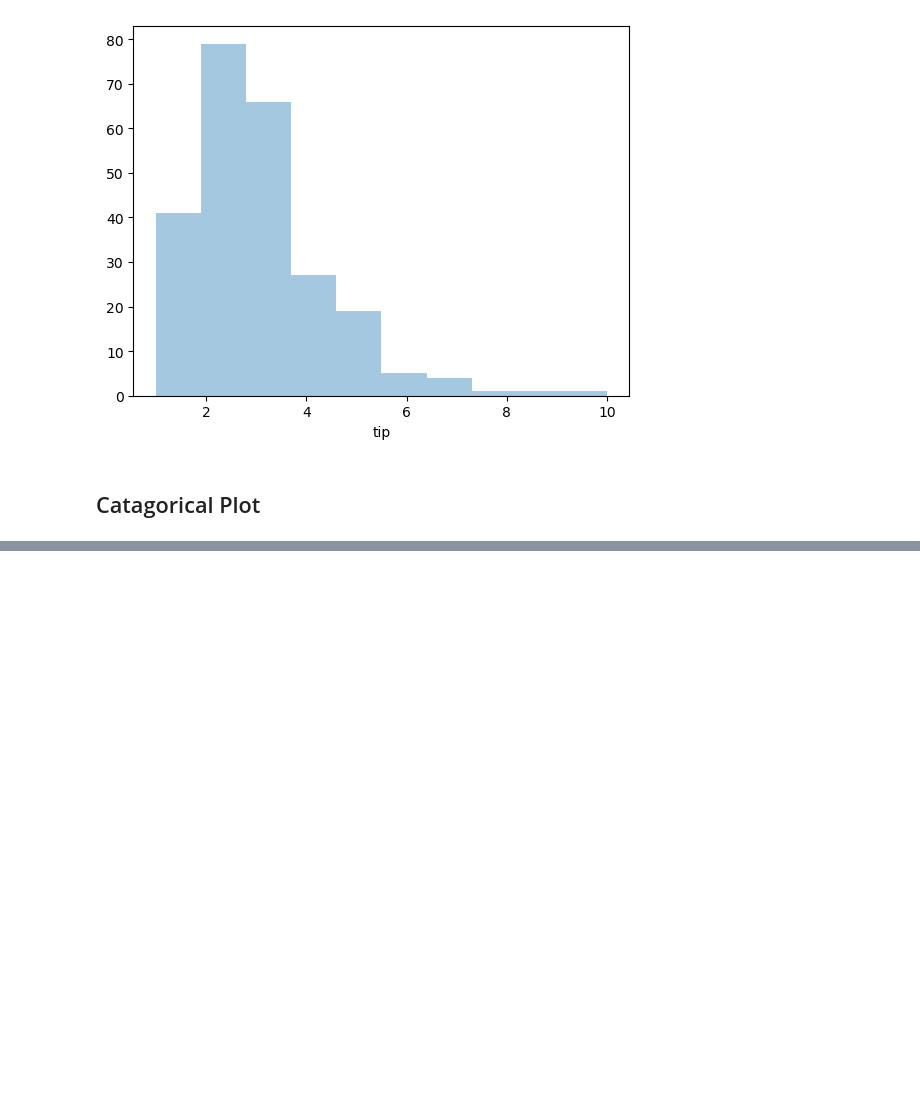
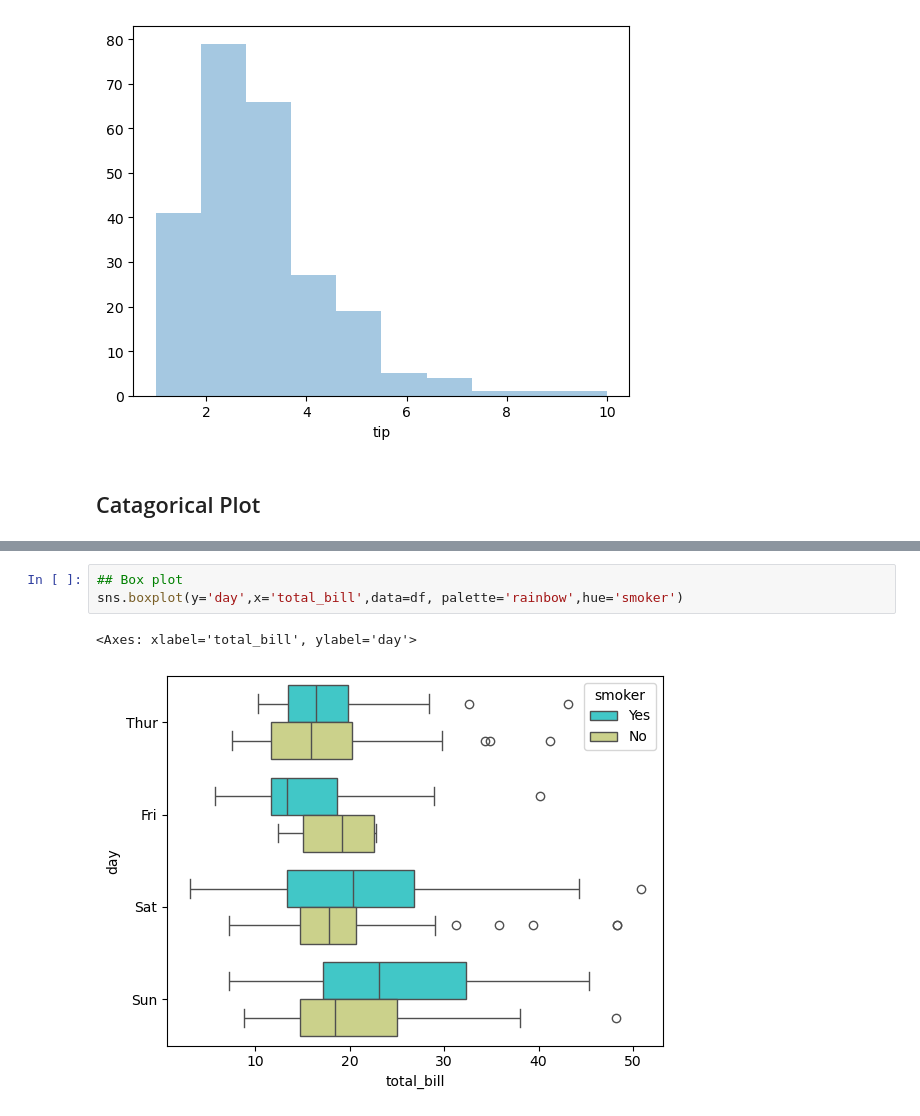
Before and after one commit to Gauravglitch/python-journey, a Jupyter notebook: 6.Seaborn_Tutorial_1.ipynb, the cells around one changed output, grey strips where cells are left out. Drawn from its saved outputs; the diff is of its cells as text; blank space fills up the shorter version.

```diff
--- a/6.Seaborn_Tutorial_1.ipynb
+++ b/6.Seaborn_Tutorial_1.ipynb
@@ -121,0 +138,6 @@ https://gist.github.com/mwaskom/de44147ed2974457ad6372750bbe5751
+# %%
+## Box plot
+sns.boxplot(y='day',x='total_bill',data=df, palette='rainbow',hue='smoker')
+# %% [output]
+<Axes: xlabel='total_bill', ylabel='day'>
+[figure, added]
```
Also changed, not shown: parts of 4 cells of this notebook.
